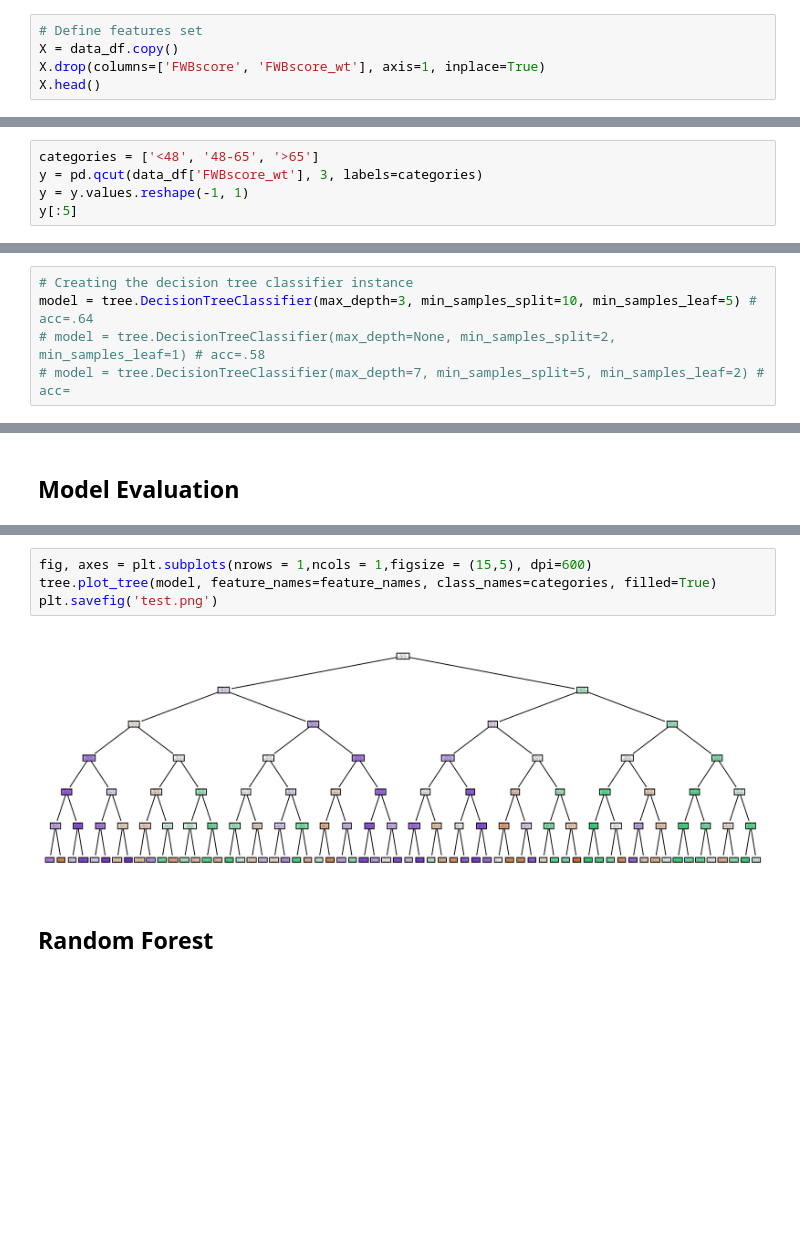
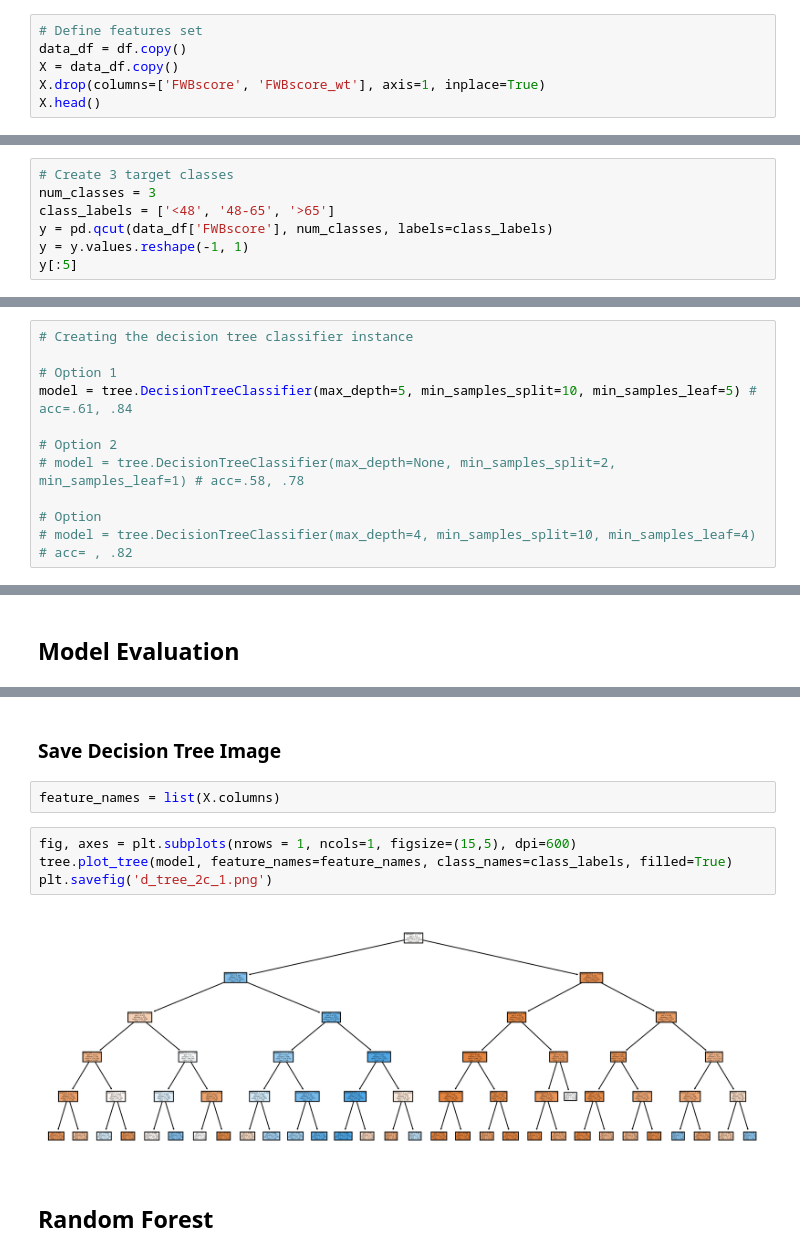
Before and after one commit to jeffdubo/project-4-financial-well-being, a Jupyter notebook: etl/data_exploration.ipynb, the cells around one changed output, grey strips where cells are left out. Drawn from its saved outputs; the diff is of its cells as text; blank space fills up the shorter version.

```diff
--- a/etl/data_exploration.ipynb
+++ b/etl/data_exploration.ipynb
@@ -251,5 +514,6 @@ See the caveats in the documentation: https://pandas.pydata.org/pandas-docs/stab
 # %%
 # Define features set
+data_df = df.copy()
 X = data_df.copy()
 X.drop(columns=['FWBscore', 'FWBscore_wt'], axis=1, inplace=True)
 X.head()
@@ -361,6 +643,8 @@ The standard deviation is 32.149164881451036.
 # %%
-categories = ['<48', '48-65', '>65']
-y = pd.qcut(data_df['FWBscore_wt'], 3, labels=categories)
+# Create 3 target classes
+num_classes = 3
+class_labels = ['<48', '48-65', '>65']
+y = pd.qcut(data_df['FWBscore'], num_classes, labels=class_labels)
 y = y.values.reshape(-1, 1)
 y[:5]
 # %% [output]
@@ -384,8 +668,14 @@ X_test_scaled = X_scaler.transform(X_test)
 # %%
 # Creating the decision tree classifier instance
-model = tree.DecisionTreeClassifier(max_depth=3, min_samples_split=10, min_samples_leaf=5) # acc=.64
-# model = tree.DecisionTreeClassifier(max_depth=None, min_samples_split=2, min_samples_leaf=1) # acc=.58
-# model = tree.DecisionTreeClassifier(max_depth=7, min_samples_split=5, min_samples_leaf=2) # acc=
+
+# Option 1
+model = tree.DecisionTreeClassifier(max_depth=5, min_samples_split=10, min_samples_leaf=5) # acc=.61, .84
+
+# Option 2
+# model = tree.DecisionTreeClassifier(max_depth=None, min_samples_split=2, min_samples_leaf=1) # acc=.58, .78
+
+# Option
+# model = tree.DecisionTreeClassifier(max_depth=4, min_samples_split=10, min_samples_leaf=4) # acc= , .82
 # %%
 # Fitting the model
 model = model.fit(X_train_scaled, y_train)
@@ -433,9 +722,13 @@ weighted avg       0.66      0.66      0.66      1324
+# %% [markdown]
+### Save Decision Tree Image
+# %%
+feature_names = list(X.columns)
 # %%
-fig, axes = plt.subplots(nrows = 1,ncols = 1,figsize = (15,5), dpi=600)
-tree.plot_tree(model, feature_names=feature_names, class_names=categories, filled=True)
-plt.savefig('test.png')
+fig, axes = plt.subplots(nrows = 1, ncols=1, figsize=(15,5), dpi=600)
+tree.plot_tree(model, feature_names=feature_names, class_names=class_labels, filled=True)
+plt.savefig('d_tree_2c_1.png')
 # %% [output]
-[figure, old version]
+[figure, new version]
 # %% [markdown]
 ## Random Forest
 # %%
```
Also changed, not shown: parts of 55 cells of this notebook, 1 other file.
